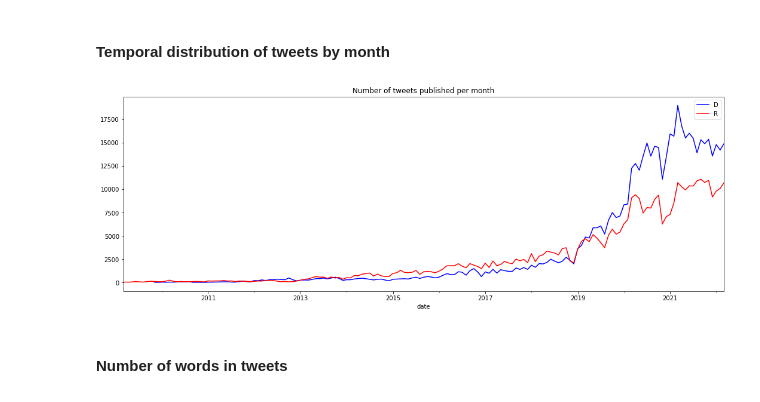
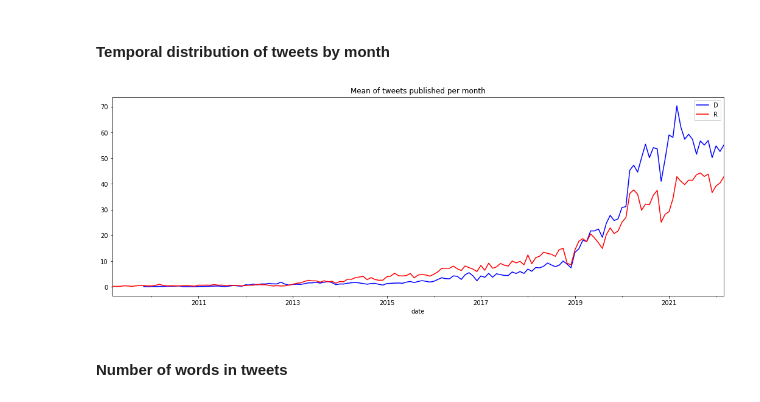
Before and after one commit to aferrero23/twitter-category-nlp, a Jupyter notebook: src/pre_data_cleaning.ipynb, the cells around one changed output. Saved outputs shown, nothing was run; the diff lists cells and outputs as text; code cells hidden in the pictures.

```diff
--- a/src/pre_data_cleaning.ipynb
+++ b/src/pre_data_cleaning.ipynb
@@ -147,17 +151,20 @@ plt.show()
 # %%
 fig, ax = plt.subplots(figsize=(18, 6))
 
 for label in df.label.unique():
     df_temp = df[df['label'] == label].copy()
     df_temp['date'] = pd.to_datetime(df_temp['created_at'].dt.strftime('%m/%Y'))
+    number_users = df_temp.username.nunique()
     df_temp = df_temp.groupby(df_temp['date']).size()
+    #Standarize by number of users
+    df_temp = df_temp.divide(other = number_users)
     color = 'r' if label == 'R' else 'b'
     df_temp.plot(label=label, ax=ax, color=color)
 
-ax.set_title('Number of tweets published per month')
+ax.set_title('Mean of tweets published per month')
 ax.legend();
 # %% [output]
-[figure, old version]
+[figure, new version]
 # %% [markdown]
 #### Number of words in tweets
 # %%
```
Also changed, not shown: parts of 17 cells of this notebook.
